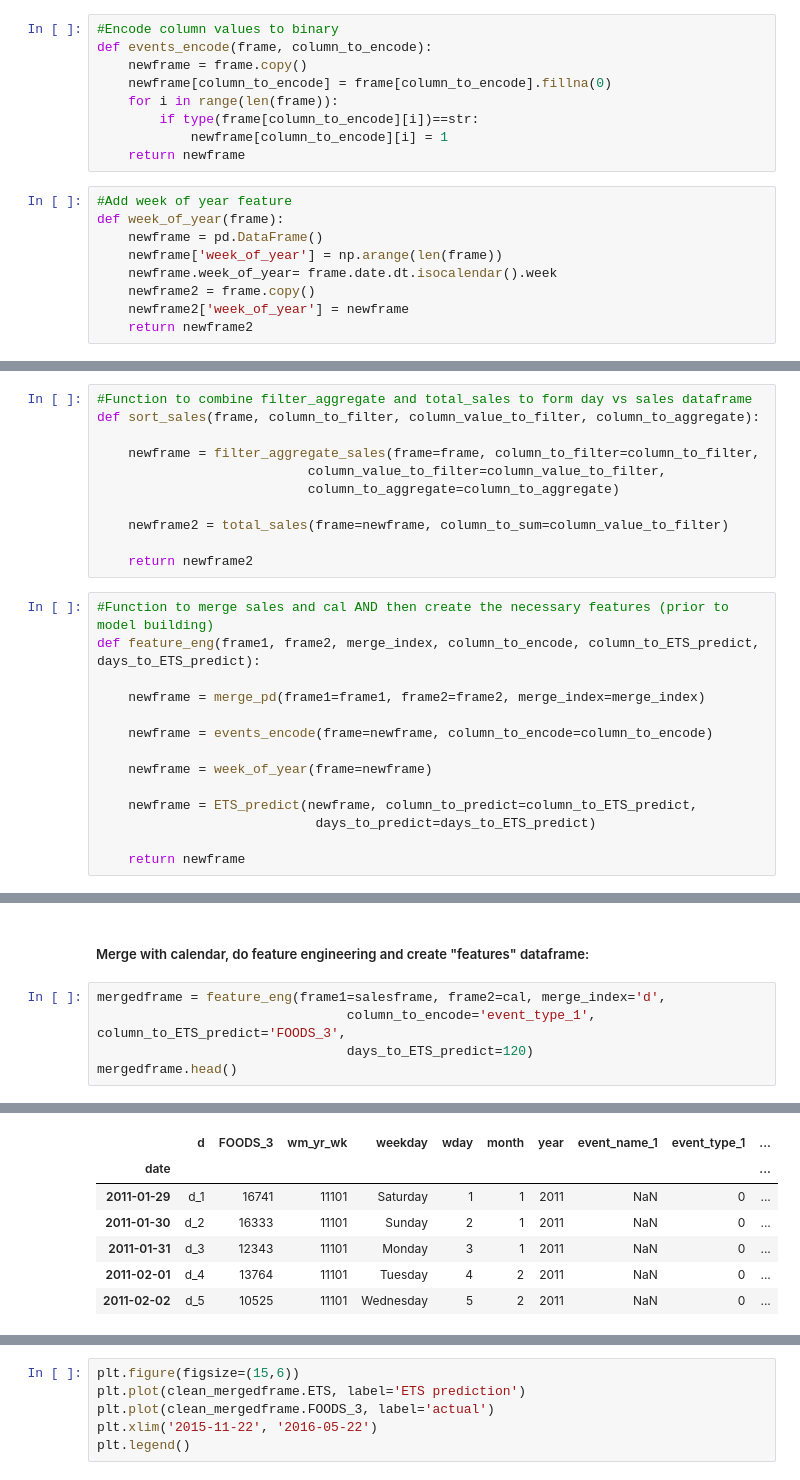
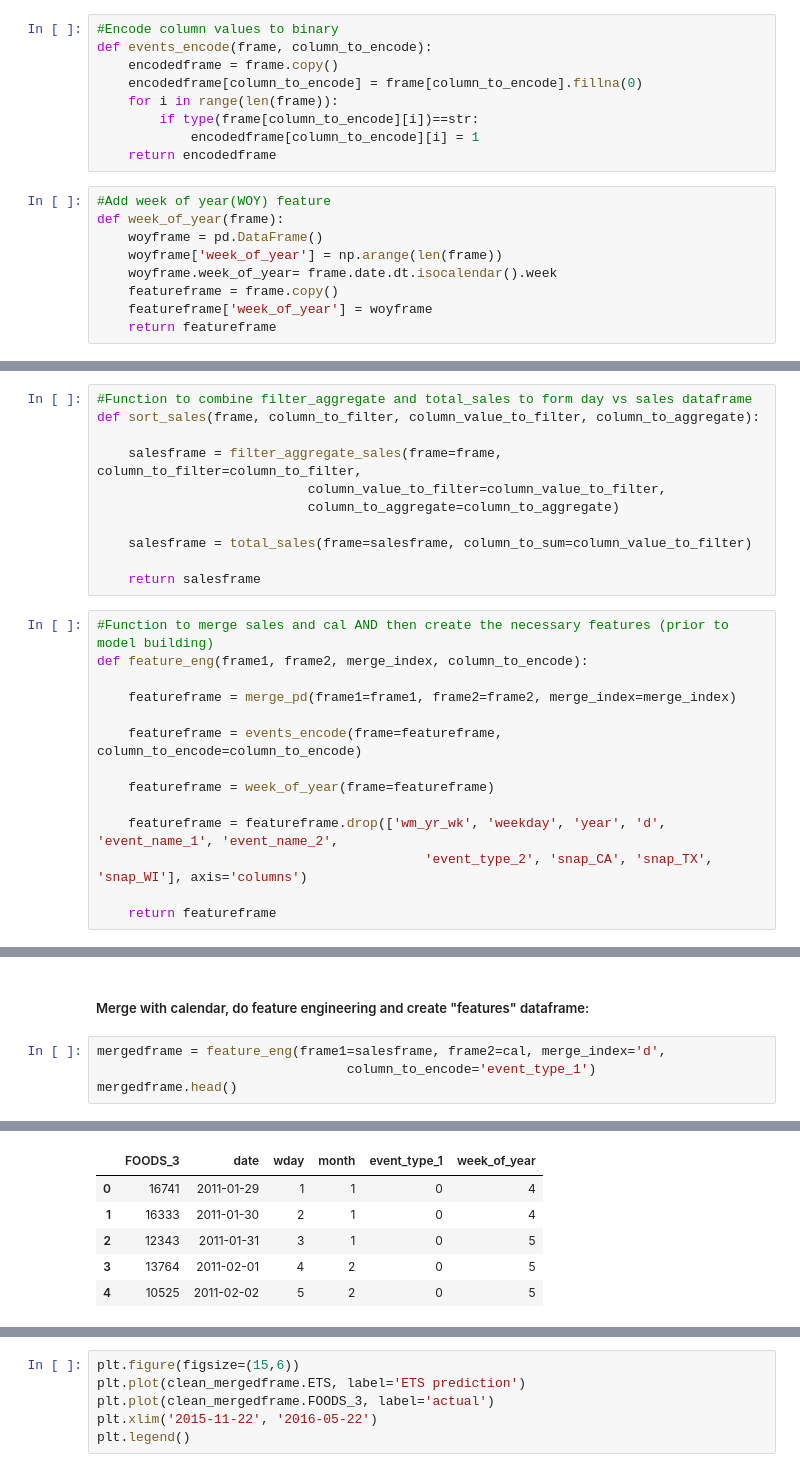
Before and after one commit to sithankanna/hts-forecast, a Jupyter notebook: notebooks/003-EK-model.ipynb, the cells around one changed output, grey strips where cells are left out. Drawn from its saved outputs; the diff is of its cells as text.

```diff
--- a/notebooks/003-EK-model.ipynb
+++ b/notebooks/003-EK-model.ipynb
@@ -35,21 +35,21 @@ def merge_pd(frame1, frame2, merge_index):
 # %%
 #Encode column values to binary
 def events_encode(frame, column_to_encode):
-    newframe = frame.copy()
-    newframe[column_to_encode] = frame[column_to_encode].fillna(0)
+    encodedframe = frame.copy()
+    encodedframe[column_to_encode] = frame[column_to_encode].fillna(0)
     for i in range(len(frame)):
         if type(frame[column_to_encode][i])==str:
-            newframe[column_to_encode][i] = 1
-    return newframe
+            encodedframe[column_to_encode][i] = 1
+    return encodedframe
 # %%
-#Add week of year feature
+#Add week of year(WOY) feature
 def week_of_year(frame):
-    newframe = pd.DataFrame()
-    newframe['week_of_year'] = np.arange(len(frame))
-    newframe.week_of_year= frame.date.dt.isocalendar().week
-    newframe2 = frame.copy()
-    newframe2['week_of_year'] = newframe
-    return newframe2
+    woyframe = pd.DataFrame()
+    woyframe['week_of_year'] = np.arange(len(frame))
+    woyframe.week_of_year= frame.date.dt.isocalendar().week
+    featureframe = frame.copy()
+    featureframe['week_of_year'] = woyframe
+    return featureframe
 # %%
 #ETSmodel prediction feature
 def ETS_predict(frame, column_to_predict, days_to_predict):
@@ -79,27 +79,27 @@ def forest(X_train, y_train, X_test):
 #Function to combine filter_aggregate and total_sales to form day vs sales dataframe
 def sort_sales(frame, column_to_filter, column_value_to_filter, column_to_aggregate):
 
-    newframe = filter_aggregate_sales(frame=frame, column_to_filter=column_to_filter,
+    salesframe = filter_aggregate_sales(frame=frame, column_to_filter=column_to_filter,
                            column_value_to_filter=column_value_to_filter,
                            column_to_aggregate=column_to_aggregate)
 
-    newframe2 = total_sales(frame=newframe, column_to_sum=column_value_to_filter)
+    salesframe = total_sales(frame=salesframe, column_to_sum=column_value_to_filter)
 
-    return newframe2
+    return salesframe
 # %%
 #Function to merge sales and cal AND then create the necessary features (prior to model building)
-def feature_eng(frame1, frame2, merge_index, column_to_encode, column_to_ETS_predict, days_to_ETS_predict):
+def feature_eng(frame1, frame2, merge_index, column_to_encode):
 
-    newframe = merge_pd(frame1=frame1, frame2=frame2, merge_index=merge_index)
+    featureframe = merge_pd(frame1=frame1, frame2=frame2, merge_index=merge_index)
 
-    newframe = events_encode(frame=newframe, column_to_encode=column_to_encode)
+    featureframe = events_encode(frame=featureframe, column_to_encode=column_to_encode)
 
-    newframe = week_of_year(frame=newframe)
+    featureframe = week_of_year(frame=featureframe)
 
-    newframe = ETS_predict(newframe, column_to_predict=column_to_ETS_predict,
-                            days_to_predict=days_to_ETS_predict)
+    featureframe = featureframe.drop(['wm_yr_wk', 'weekday', 'year', 'd', 'event_name_1', 'event_name_2',
+                                          'event_type_2', 'snap_CA', 'snap_TX', 'snap_WI'], axis='columns')
 
-    return newframe
+    return featureframe
 # %%
 #Function to create train/test split and do model and prediction
 def split_n_model(frame, target_feature, train_start_date, train_end_date,
@@ -143,8 +143,7 @@ salesframe.head()
 ##### Merge with calendar, do feature engineering and create "features" dataframe:
 # %%
 mergedframe = feature_eng(frame1=salesframe, frame2=cal, merge_index='d',
-                                column_to_encode='event_type_1', column_to_ETS_predict='FOODS_3',
-                                days_to_ETS_predict=120)
+                                column_to_encode='event_type_1')
 mergedframe.head()
 # %% [output]
 A value is trying to be set on a copy of a slice from a DataFrame
@@ -154,7 +153,6 @@ See the caveats in the documentation: https://pandas.pydata.org/pandas-docs/stab
-|  | d | FOODS_3 | wm_yr_wk | weekday | wday | month | year | event_name_1 | event_type_1 | ... |
-| date |  |  |  |  |  |  |  |  |  | ... |
-| 2011-01-29 | d_1 | 16741 | 11101 | Saturday | 1 | 1 | 2011 | NaN | 0 | ... |
-| 2011-01-30 | d_2 | 16333 | 11101 | Sunday | 2 | 1 | 2011 | NaN | 0 | ... |
-| 2011-01-31 | d_3 | 12343 | 11101 | Monday | 3 | 1 | 2011 | NaN | 0 | ... |
-| 2011-02-01 | d_4 | 13764 | 11101 | Tuesday | 4 | 2 | 2011 | NaN | 0 | ... |
-| 2011-02-02 | d_5 | 10525 | 11101 | Wednesday | 5 | 2 | 2011 | NaN | 0 | ... |
+|  | FOODS_3 | date | wday | month | event_type_1 | week_of_year |
+| 0 | 16741 | 2011-01-29 | 1 | 1 | 0 | 4 |
+| 1 | 16333 | 2011-01-30 | 2 | 1 | 0 | 4 |
+| 2 | 12343 | 2011-01-31 | 3 | 1 | 0 | 5 |
+| 3 | 13764 | 2011-02-01 | 4 | 2 | 0 | 5 |
+| 4 | 10525 | 2011-02-02 | 5 | 2 | 0 | 5 |
```
Also changed, not shown: parts of 15 cells of this notebook.
